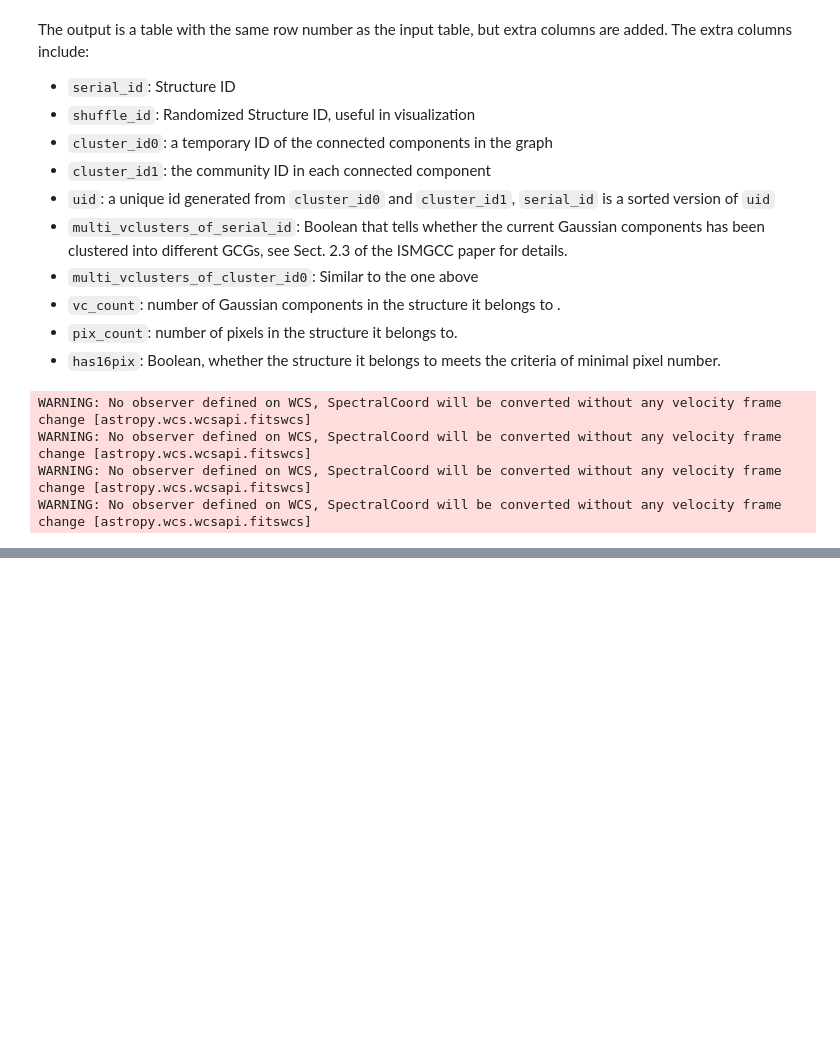
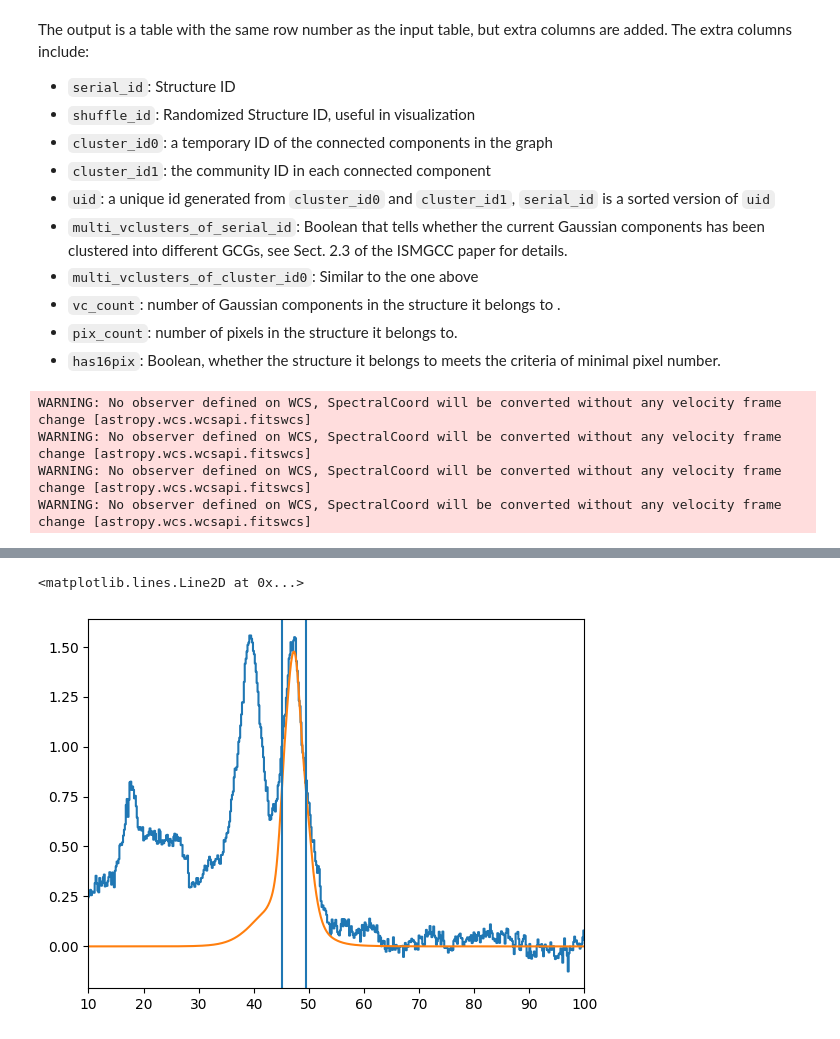
Before and after one commit to Haoran-Feng/ismgcc, a Jupyter notebook: example/tutorial.ipynb, the cells around one changed output, grey strips where cells are left out. Cells and saved outputs as stored; diff of their text form; code cells hidden in the pictures; blank space fills up the shorter version.

```diff
--- a/example/tutorial.ipynb
+++ b/example/tutorial.ipynb
@@ -155,0 +308,16 @@ WARNING: No observer defined on WCS, SpectralCoord will be converted without any
+# %%
+# use the half-max value of rspec to define a velocity interval
+
+idx = rspec > rspec.max() / 2
+idx_values = np.where(idx)[0]
+i1 = np.min(idx_values)
+i2 = np.max(idx_values)
+
+plt.step(x1, y1)
+plt.plot(x2, y2)
+plt.xlim(np.min(x2), np.max(x2))
+plt.axvline(vaxis[i1])
+plt.axvline(vaxis[i2])
+# %% [output]
+<matplotlib.lines.Line2D at 0x...>
+[figure, added]
```
Also changed, not shown: parts of 19 cells of this notebook.
